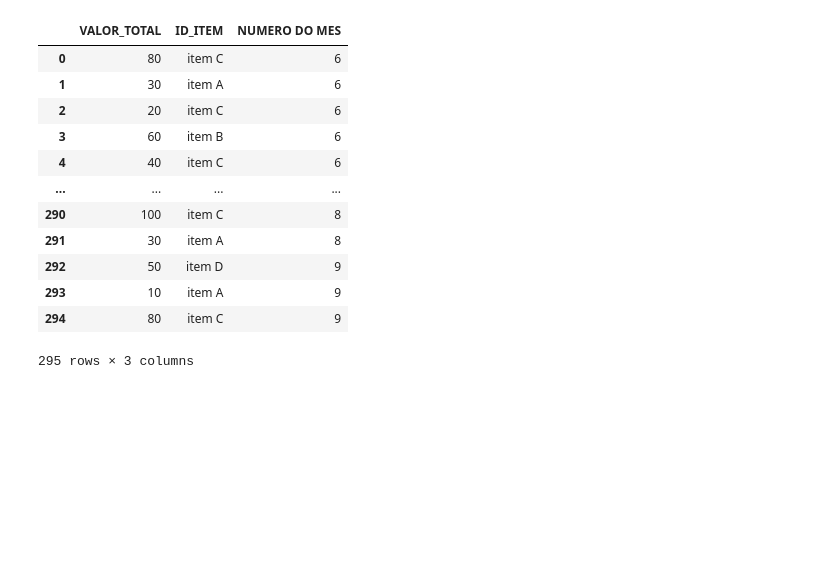
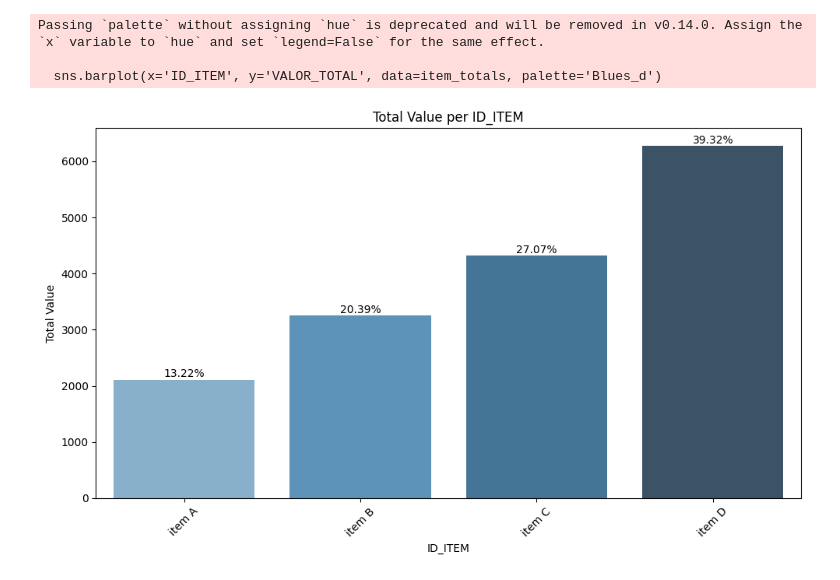
Before and after one commit to MarcoBispo97/desafio_datalakers-, a Jupyter notebook: case_mr_health.ipynb, the cells around one changed output. Cells and saved outputs as stored; diff of their text form; code cells hidden in the pictures; blank space fills up the shorter version.

```diff
--- a/case_mr_health.ipynb
+++ b/case_mr_health.ipynb
@@ -175,19 +162,34 @@ Total de duplicados: 4
-# %%
-df[["VALOR_TOTAL","ID_ITEM","NUMERO DO MES"]]
-# %% [output]
-|  | VALOR_TOTAL | ID_ITEM | NUMERO DO MES |
-| 0 | 80 | item C | 6 |
-| 1 | 30 | item A | 6 |
-| 2 | 20 | item C | 6 |
-| 3 | 60 | item B | 6 |
-| 4 | 40 | item C | 6 |
-| ... | ... | ... | ... |
-| 290 | 100 | item C | 8 |
-| 291 | 30 | item A | 8 |
-| 292 | 50 | item D | 9 |
-| 293 | 10 | item A | 9 |
-| 294 | 80 | item C | 9 |
-295 rows × 3 columns
+# %%
+import pandas as pd
+import seaborn as sns
+import matplotlib.pyplot as plt
+
+# Assuming your dataframe is named df
+# Group by ID_ITEM and sum VALOR_TOTAL
+item_totals = df.groupby('ID_ITEM')['VALOR_TOTAL'].sum().reset_index()
+
+# Calculate percentage contribution
+item_totals['Percentage'] = (item_totals['VALOR_TOTAL'] / item_totals['VALOR_TOTAL'].sum()) * 100
+
+# Plotting using Seaborn
+plt.figure(figsize=(10, 6))
+sns.barplot(x='ID_ITEM', y='VALOR_TOTAL', data=item_totals, palette='Blues_d')
+plt.xlabel('ID_ITEM')
+plt.ylabel('Total Value')
+plt.title('Total Value per ID_ITEM')
+plt.xticks(rotation=45)
+
+# Adding annotations for percentage
+for index, row in item_totals.iterrows():
+    plt.text(index, row['VALOR_TOTAL'] + 5, f'{row["Percentage"]:.2f}%', ha='center', va='bottom')
+
+plt.tight_layout()
+plt.show()
+# %% [output]
+Passing `palette` without assigning `hue` is deprecated and will be removed in v0.14.0. Assign the `x` variable to `hue` and set `legend=False` for the same effect.
+
+  sns.barplot(x='ID_ITEM', y='VALOR_TOTAL', data=item_totals, palette='Blues_d')
+[figure, added]
 # %%
 import pandas as pd
 import seaborn as sns
```
Also changed, not shown: parts of 35 cells of this notebook.
